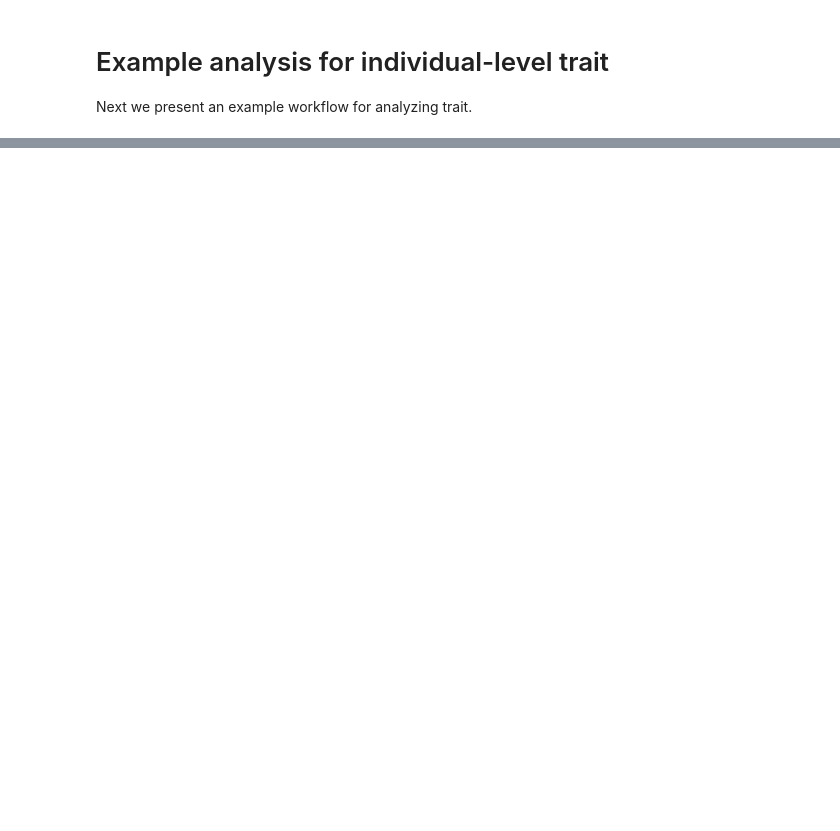
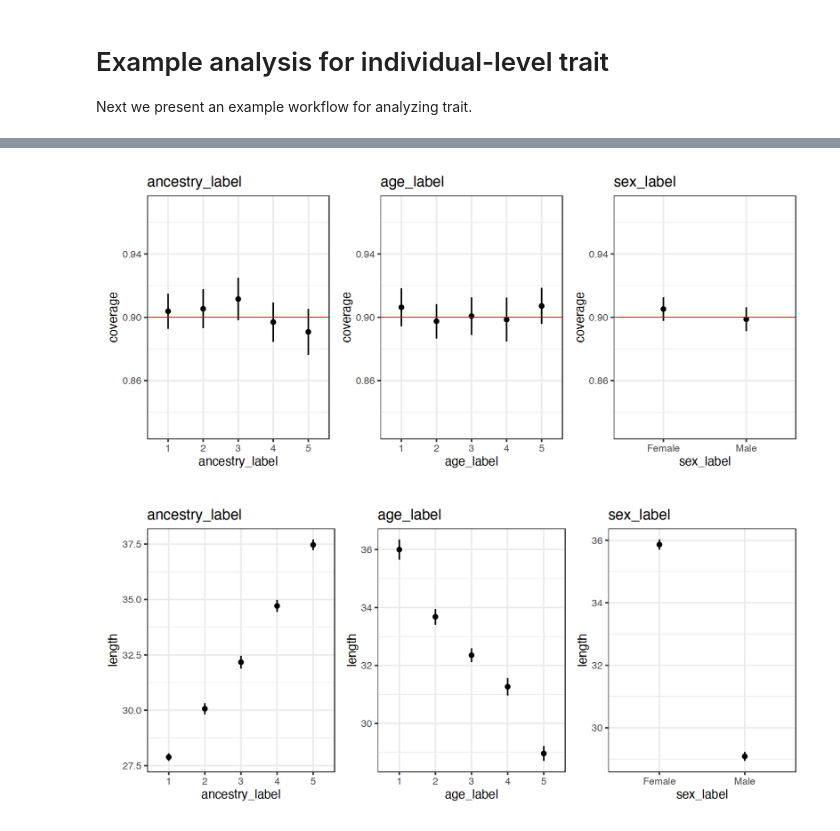
Before and after one commit to KangchengHou/calpred, a Jupyter notebook: example.ipynb, the cells around one changed output, grey strips where cells are left out. Cells and saved outputs as stored; diff of their text form; code cells hidden in the pictures; blank space fills up the shorter version.

```diff
--- a/example.ipynb
+++ b/example.ipynb
@@ -158,0 +174,46 @@ normalize_table <- function(x) {
+# %%
+# use calibration data to train the model
+mean_mat <- as.matrix(cal_data[, c("intercept", "yhat")])
+sd_mat <- as.matrix(cal_data[, c("intercept", "ancestry", "age", "sex")])
+y <- cal_data[, 'pheno_q']
+fit <- train(
+    mean_mat=mean_mat,
+    sd_mat=sd_mat,
+    y=y
+)
+
+# use calibration data to train the model
+mean_mat <- as.matrix(test_data[, c("intercept", "yhat")])
+sd_mat <- as.matrix(test_data[, c("intercept", "ancestry", "age", "sex")])
+pred <- predict(mean_mat=mean_mat, sd_mat=sd_mat, mean_coef=fit$mean_coef, sd_coef=fit$sd_coef)
+pred <- pred %>%
+    rowwise() %>%
+    mutate(low = inverse_f(mean - sd * 1.645), high = inverse_f(mean + sd * 1.645))
+# %%
+coverage_plots <- list()
+length_plots <- list()
+for (context in c("ancestry_label", "age_label", "sex_label")) {
+
+    stats <- compute_stats(
+        y=test_data[, 'pheno'],
+        pred=pred$mean,
+        predlow=pred$low,
+        predhigh=pred$high,
+        group=test_data[, context]
+    )
+
+    coverage_plots[[context]] <- plot_stats(stats$bootstrap_stats, 'coverage') +
+          labs(title = context, x=context) +
+          ylim(0.83, 0.97) + geom_hline(yintercept=0.9, color = "red", linewidth=0.2)
+
+    length_plots[[context]] <- plot_stats(stats$bootstrap_stats, 'length') +
+          labs(title = context, x=context)
+
+}
+
+options(repr.plot.width = 9, repr.plot.height = 4)
+wrap_plots(coverage_plots, ncol = 3)
+wrap_plots(length_plots, ncol = 3)
+# %% [output]
+[figure, added]
+[figure, added]
```
Also changed, not shown: parts of 14 cells of this notebook, 1 other file.
